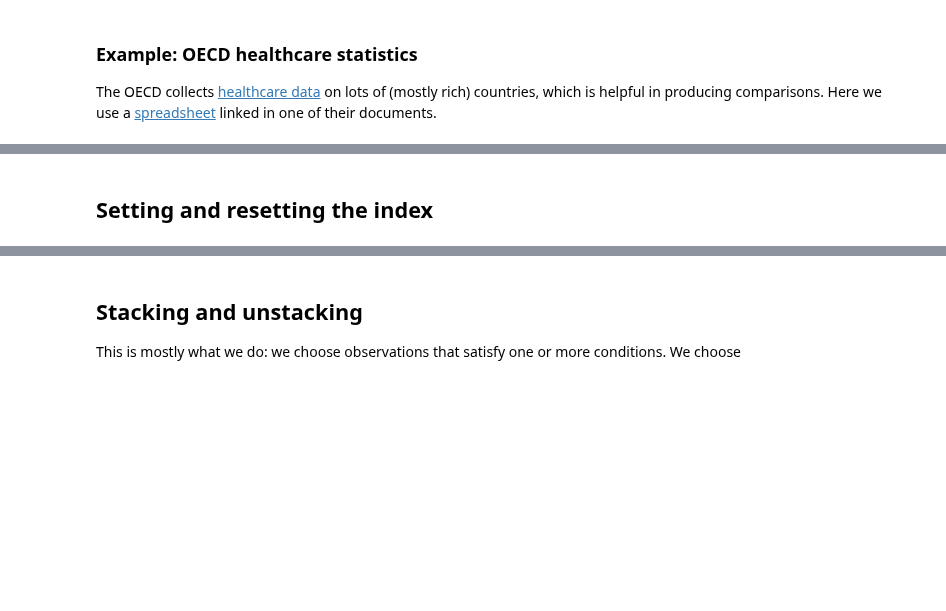
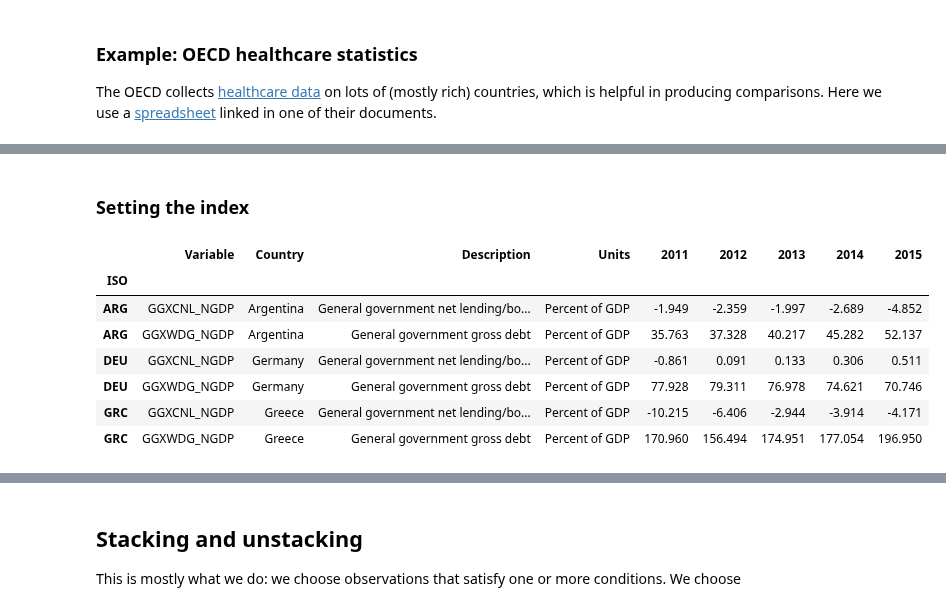
Before and after one commit to DaveBackus/Data_Bootcamp, a Jupyter notebook: Code/IPython/bootcamp_pandas-shape.ipynb, the cells around one changed output, grey strips where cells are left out. Saved outputs shown, nothing was run; the diff lists cells and outputs as text; code cells hidden in the pictures; blank space fills up the shorter version.

```diff
--- a/Code/IPython/bootcamp_pandas-shape.ipynb
+++ b/Code/IPython/bootcamp_pandas-shape.ipynb
@@ -620,2 +149,13 @@ weo_sub
 # %% [markdown]
-## Setting and resetting the index
+### Setting the index
+# %%
+weo_sub.set_index(['Country'])
+# %% [output]
+|  | Variable | Country | Description | Units | 2011 | 2012 | 2013 | 2014 | 2015 |
+| ISO |  |  |  |  |  |  |  |  |  |
+| ARG | GGXCNL_NGDP | Argentina | General government net lending/bo... | Percent of GDP | -1.949 | -2.359 | -1.997 | -2.689 | -4.852 |
+| ARG | GGXWDG_NGDP | Argentina | General government gross debt | Percent of GDP | 35.763 | 37.328 | 40.217 | 45.282 | 52.137 |
+| DEU | GGXCNL_NGDP | Germany | General government net lending/bo... | Percent of GDP | -0.861 | 0.091 | 0.133 | 0.306 | 0.511 |
+| DEU | GGXWDG_NGDP | Germany | General government gross debt | Percent of GDP | 77.928 | 79.311 | 76.978 | 74.621 | 70.746 |
+| GRC | GGXCNL_NGDP | Greece | General government net lending/bo... | Percent of GDP | -10.215 | -6.406 | -2.944 | -3.914 | -4.171 |
+| GRC | GGXWDG_NGDP | Greece | General government gross debt | Percent of GDP | 170.960 | 156.494 | 174.951 | 177.054 | 196.950 |
```
Also changed, not shown: parts of 99 cells of this notebook, 8 other files.
